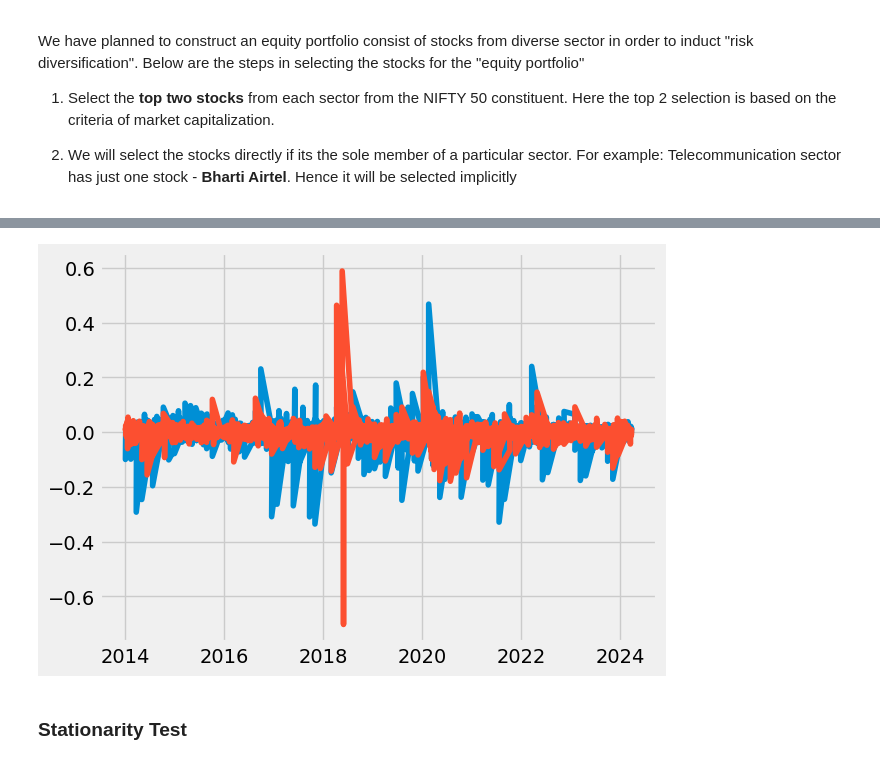
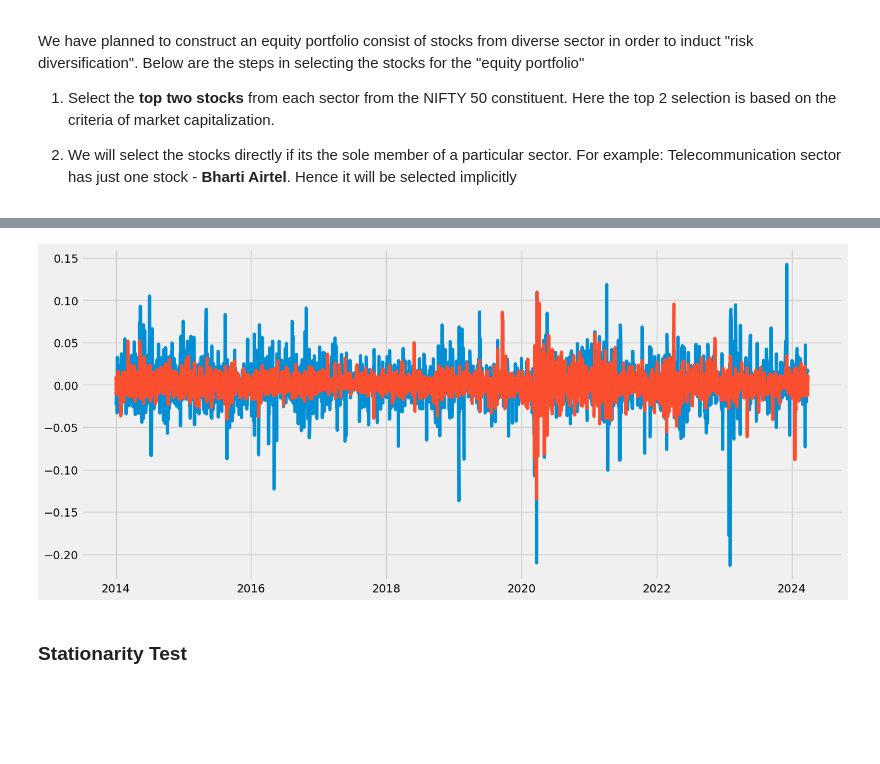
Before and after one commit to sai-phyo-hein/Hybrid_Transformer_for_Portfolio_Allocation, a Jupyter notebook: EDA_and_Data_Preparation.ipynb, the cells around one changed output, grey strips where cells are left out. Drawn from its saved outputs; the diff is of its cells as text; code cells hidden in the pictures; blank space fills up the shorter version.

Commit message:
Updated the EDA steps and completed the stock selection process

```diff
--- a/EDA_and_Data_Preparation.ipynb
+++ b/EDA_and_Data_Preparation.ipynb
@@ -290,0 +283,3 @@ filtered_df.groupby('industry').head(2)
+# %%
+final_stock_list = pd.concat([stocks_1, stocks_2], ignore_index=True)
+final_stock_list
@@ -290,0 +306,7 @@ filtered_df.groupby('industry').head(2)
+# %%
+historical_data = []
+
+for i in list(final_stock_list):
+  print(f"Fetching historical data for {i}")
+  data = get_ticker_data(i)
+  historical_data.append(data)
@@ -291,3 +383,6 @@ filtered_df.groupby('industry').head(2)
+# %%
+adani_ports = historical_data[0].copy()
+hdfc = historical_data[13].copy()
 # %%
-titan['log_returns'] = np.log1p(titan['CH_CLOSING_PRICE'].pct_change())
-tcs['log_returns'] = np.log1p(tcs['CH_CLOSING_PRICE'].pct_change())
+adani_ports['log_returns'] = np.log1p(adani_ports['Adj Close'].pct_change())
+hdfc['log_returns'] = np.log1p(hdfc['Adj Close'].pct_change())
@@ -294,9 +394,9 @@ tcs['log_returns'] = np.log1p(tcs['CH_CLOSING_PRICE'].pct_change())
 # %%
-plt.plot(titan['log_returns'])
-plt.plot(tcs['log_returns'])
+plt.plot(adani_ports['log_returns'])
+plt.plot(hdfc['log_returns'])
 plt.show()
 # %% [output]
-[figure, old version]
+[figure, new version]
 # %% [markdown]
 ### Stationarity Test
 # %% [markdown]
```
Also changed, not shown: parts of 33 cells of this notebook.
